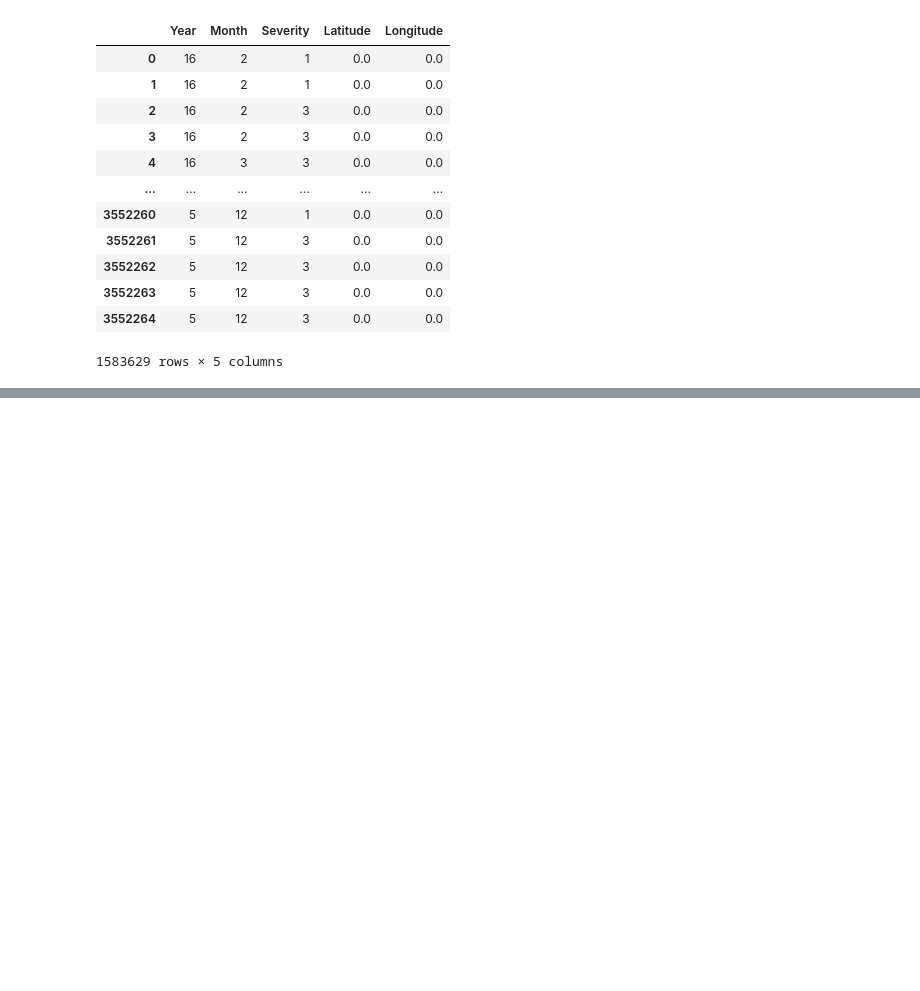
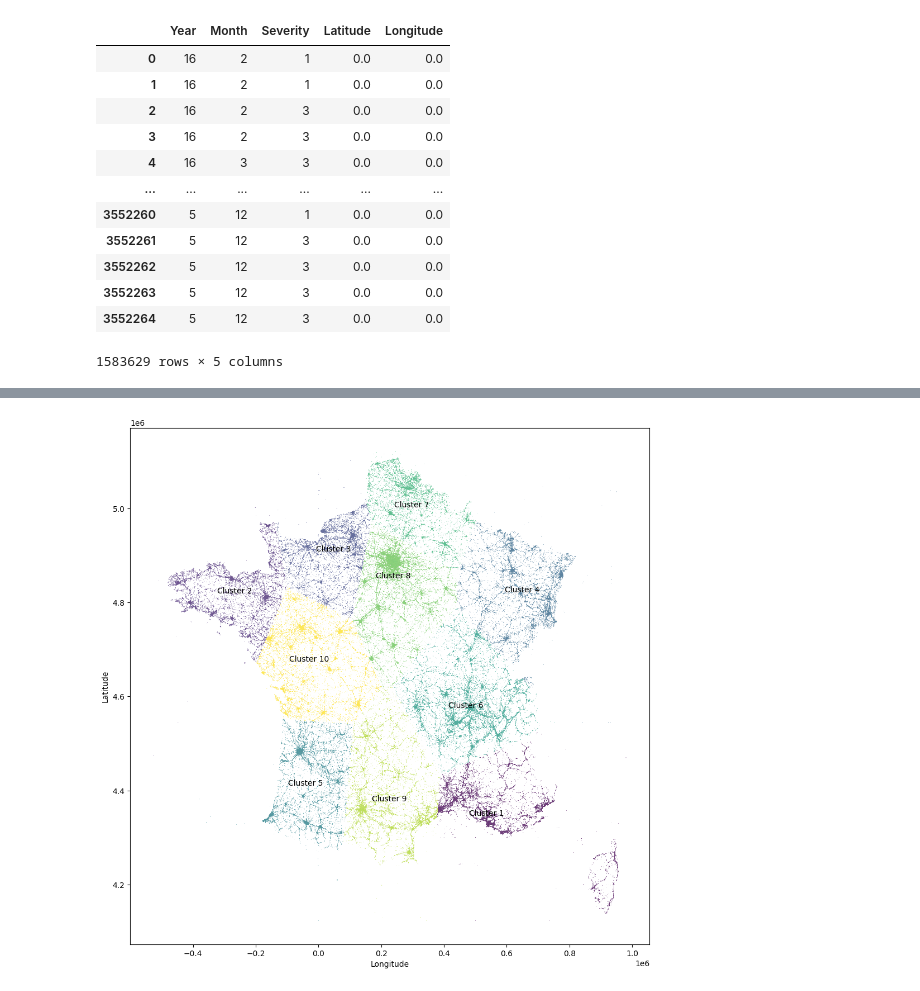
Before and after one commit to JulienML/AccidentsInFrance, a Jupyter notebook: Part2 - Clusters.ipynb, the cells around one changed output, grey strips where cells are left out. Cells and saved outputs as stored; diff of their text form; code cells hidden in the pictures; blank space fills up the shorter version.

Commit message:
Update Part2 - Clusters

```diff
--- a/Part2 - Clusters.ipynb
+++ b/Part2 - Clusters.ipynb
@@ -56,0 +69,17 @@ sns.scatterplot(test, x='Longitude', y='Latitude', s=0.1)
+# %%
+from sklearn.cluster import KMeans
+
+kmeans = KMeans(n_clusters=10, random_state=0, n_init='auto').fit(data[['Longitude', 'Latitude']])
+
+centers = kmeans.cluster_centers_
+labels = kmeans.labels_
+cluster_name = ["Cluster "+str(i + 1) for i in set(labels)]
+
+plt.figure(figsize=(12,12))
+sns.scatterplot(data=data, x="Longitude", y="Latitude", c=labels, s=0.1)
+for i, txt in enumerate(cluster_name):
+    plt.text(centers[i,0], centers[i,1], s=txt, ha="center", va="center", color='black')
+
+plt.show()
+# %% [output]
+[figure, added]
```
Also changed, not shown: parts of 4 cells of this notebook.
